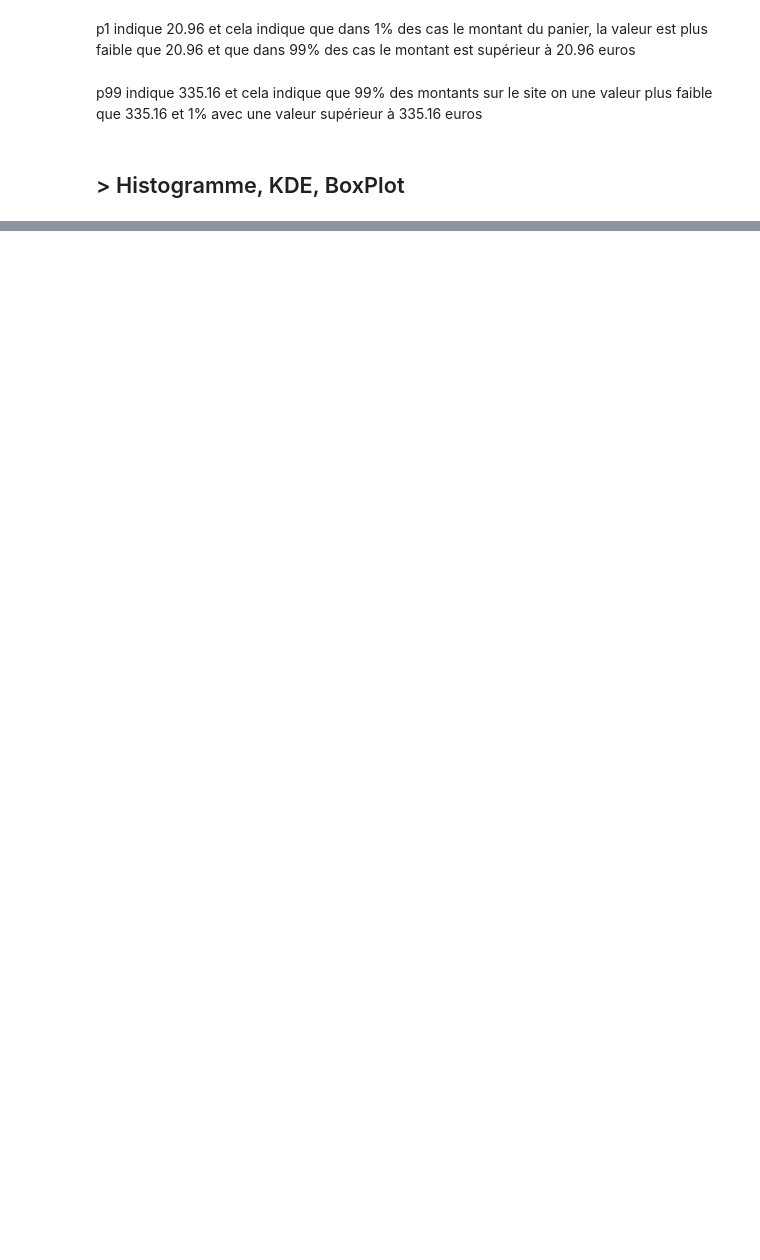
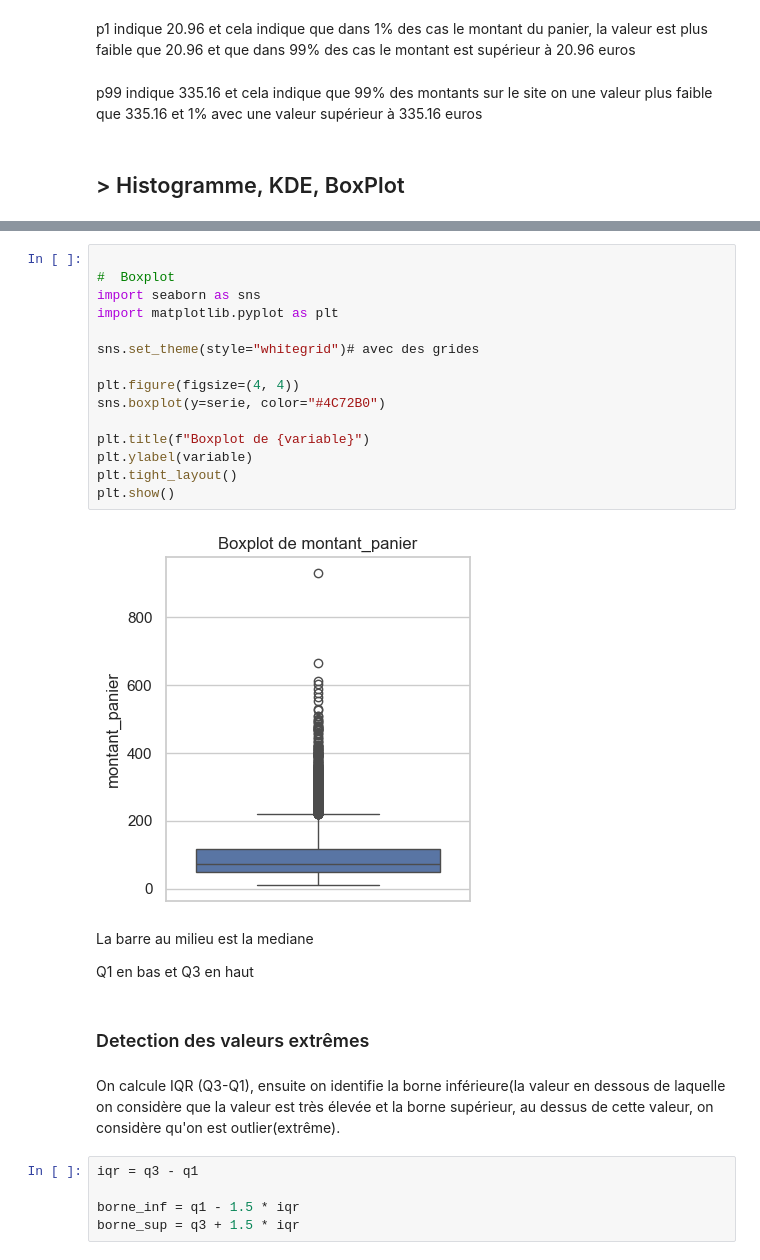
Before and after one commit to Moudou3/Stat_with_AI_and_Data, a Jupyter notebook: data/genai.ipynb, the cells around one changed output, grey strips where cells are left out. Drawn from its saved outputs; the diff is of its cells as text; blank space fills up the shorter version.

```diff
--- a/data/genai.ipynb
+++ b/data/genai.ipynb
@@ -377,0 +458,30 @@ else:
+# %%
+
+#  Boxplot
+import seaborn as sns
+import matplotlib.pyplot as plt
+
+sns.set_theme(style="whitegrid")# avec des grides
+
+plt.figure(figsize=(4, 4))
+sns.boxplot(y=serie, color="#4C72B0")
+
+plt.title(f"Boxplot de {variable}")
+plt.ylabel(variable)
+plt.tight_layout()
+plt.show()
+# %% [output]
+[figure, added]
+# %% [markdown]
+La barre au milieu est la mediane
+
+Q1 en bas et Q3 en haut
+# %% [markdown]
+### Detection des valeurs extrêmes
+# %% [markdown]
+On calcule IQR (Q3-Q1), ensuite on identifie la borne inférieure(la valeur en dessous de laquelle on considère que la valeur est très élevée et la borne supérieur, au dessus de cette valeur, on considère qu'on est outlier(extrême).
+# %%
+iqr = q3 - q1
+
+borne_inf = q1 - 1.5 * iqr
+borne_sup = q3 + 1.5 * iqr
```
Also changed, not shown: parts of 15 cells of this notebook.
